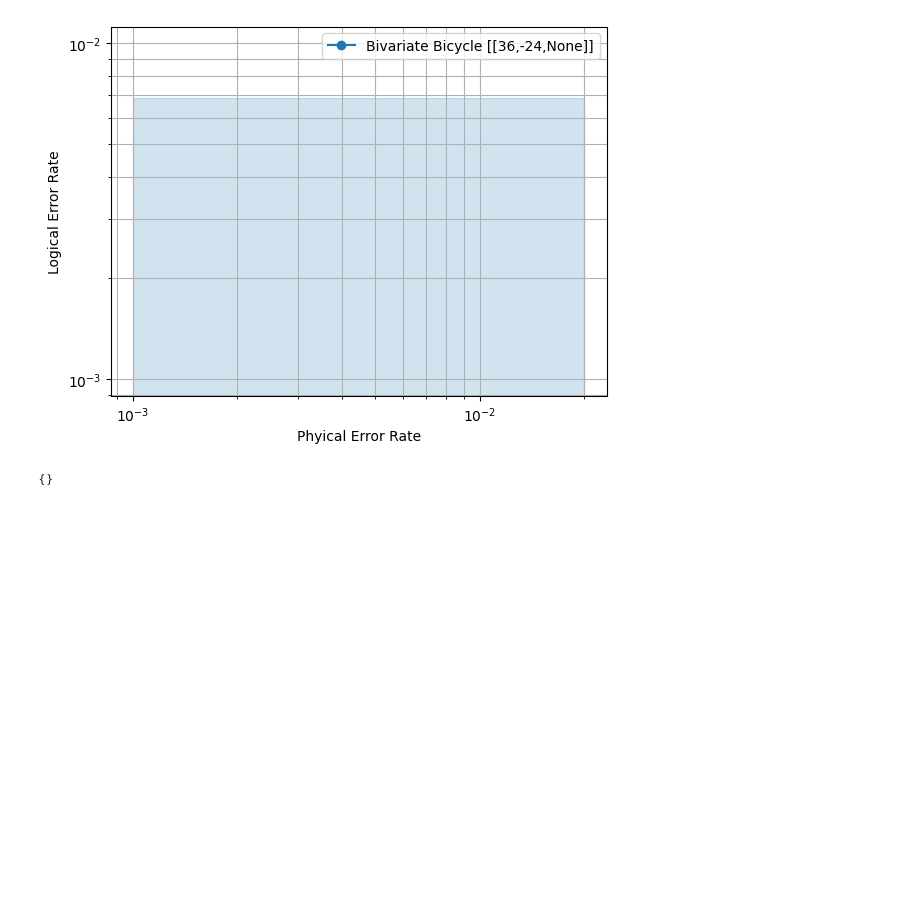
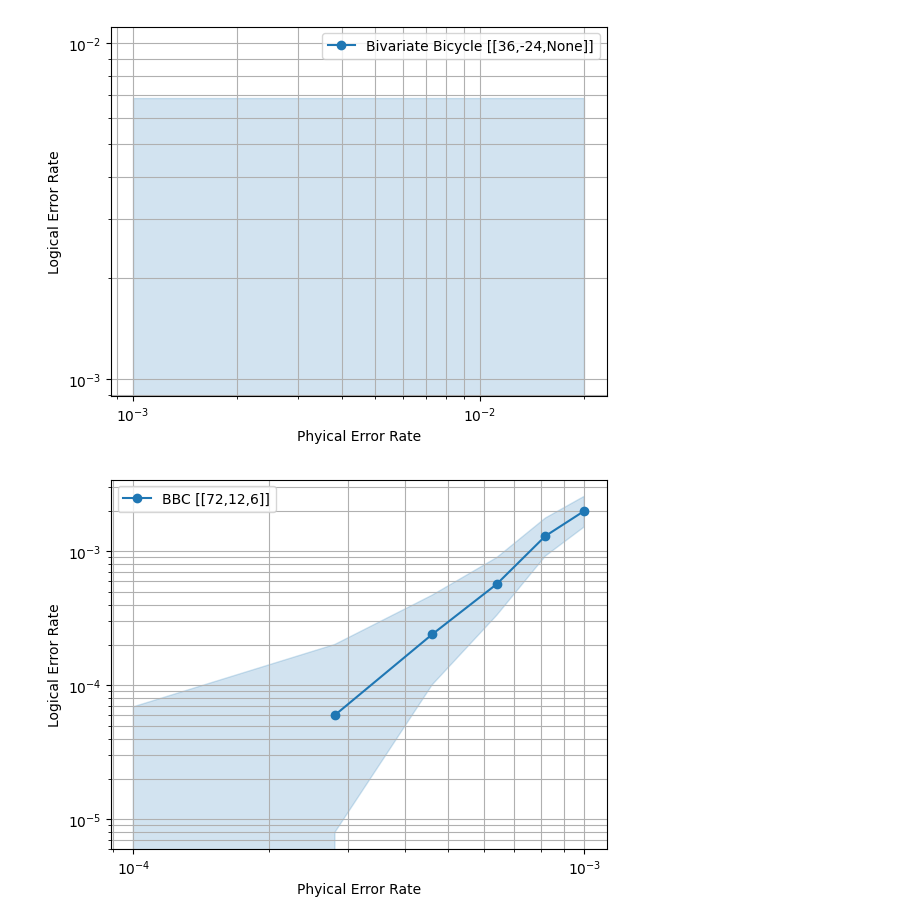
Before and after one commit to adelshb/graphqec, a Jupyter notebook: notebooks/bivariate_bicycle_code.ipynb, the cells around one changed output. Saved outputs shown, nothing was run; the diff lists cells and outputs as text; code cells hidden in the pictures; blank space fills up the shorter version.

```diff
--- a/notebooks/bivariate_bicycle_code.ipynb
+++ b/notebooks/bivariate_bicycle_code.ipynb
@@ -46,35 +46,35 @@ bbc = BivariateBicycleCode(
     Ly = 6,
     a1 = 3,
     a2 = 1,
     a3 = 2,
     b1 = 3,
     b2 = 1,
     b3 = 2,
 )
 
 A = bbc.A1+bbc.A2+bbc.A3
 B = bbc.B1+bbc.B2+bbc.B3
 
 Hx = np.array([list(row) for row in np.hstack((bbc.A,bbc.B))])
 Hz = np.array([list(row) for row in np.hstack((bbc.B.T, bbc.A.T))])
 
 cssbbc = CssCode(Hx,Hz)
 
 th = ThresholdLAB(
     configurations =[{"Hx": Hx, "Hz": Hz, "name": "BBC"}],
     code = CssCode,
-    error_rates = np.linspace(0.001, 0.002, 2),
+    error_rates = np.linspace(0.0001, 0.001, 6),
     decoder='bposd'
 )
 
 th.collect_stats(
-    num_workers = 4,
-    max_shots = 1000,
-    max_errors = 100,
+    num_workers = 12,
+    max_shots = 10**5,
+    max_errors = 5*10**4,
     logic_check = "Z",
     decoder_params = sinter_decoders()
 )
 
 th.plot_stats()
 # %% [output]
-{}
+[figure, added]
```
Also changed, not shown: parts of 2 cells of this notebook, 1 other file.
